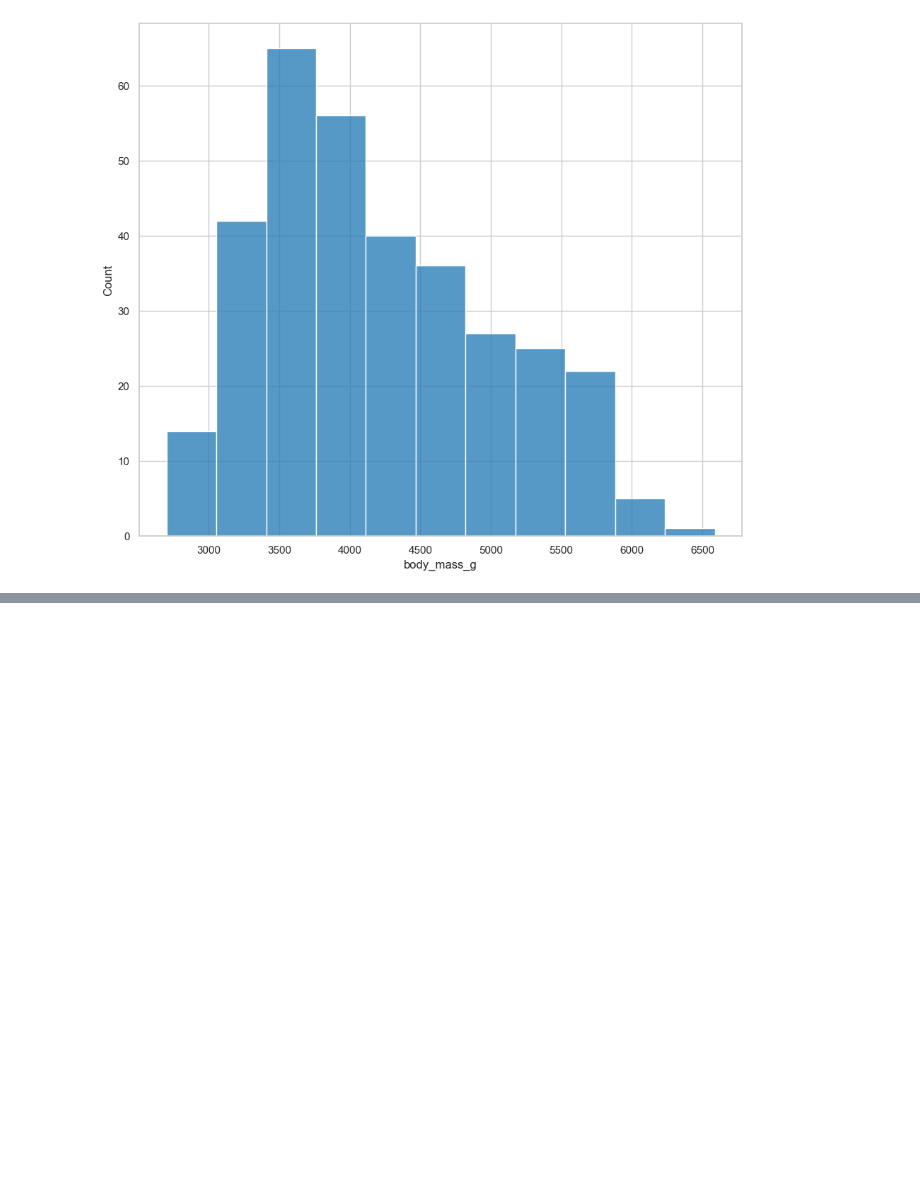
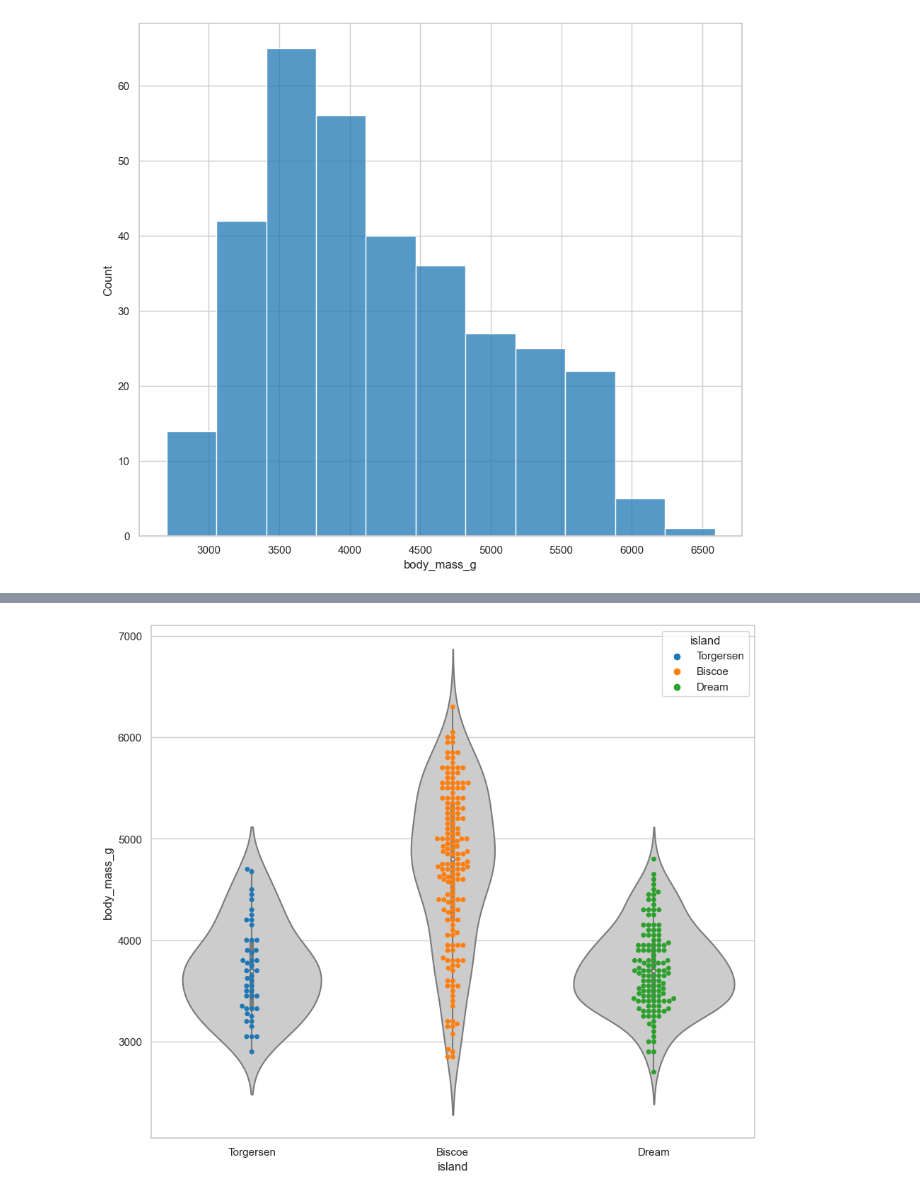
Before and after one commit to Luiss0606/Platzi-Curso, a Jupyter notebook: 9. Analisis Exploratorio de Datos/analisis_por_isla.ipynb, the cells around one changed output, grey strips where cells are left out. Drawn from its saved outputs; the diff is of its cells as text; code cells hidden in the pictures; blank space fills up the shorter version.

```diff
--- a/9. Analisis Exploratorio de Datos/analisis_por_isla.ipynb
+++ b/9. Analisis Exploratorio de Datos/analisis_por_isla.ipynb
@@ -217,0 +228,16 @@ sns.histplot(
+# %%
+ax = sns.swarmplot(
+    data=process_penguins_df,
+    x='island',
+    y='body_mass_g',
+    hue='island'
+)
+
+ax = sns.violinplot(
+    data=process_penguins_df,
+    x='island',
+    y='body_mass_g',
+    color='.8'
+)
+# %% [output]
+[figure, added]
```
Also changed, not shown: parts of 1 cell of this notebook, 7 other files.
